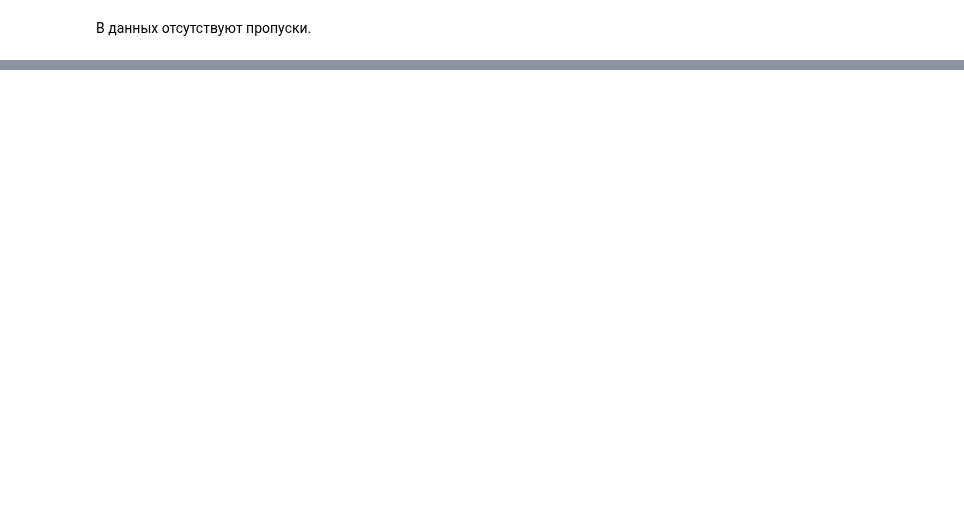
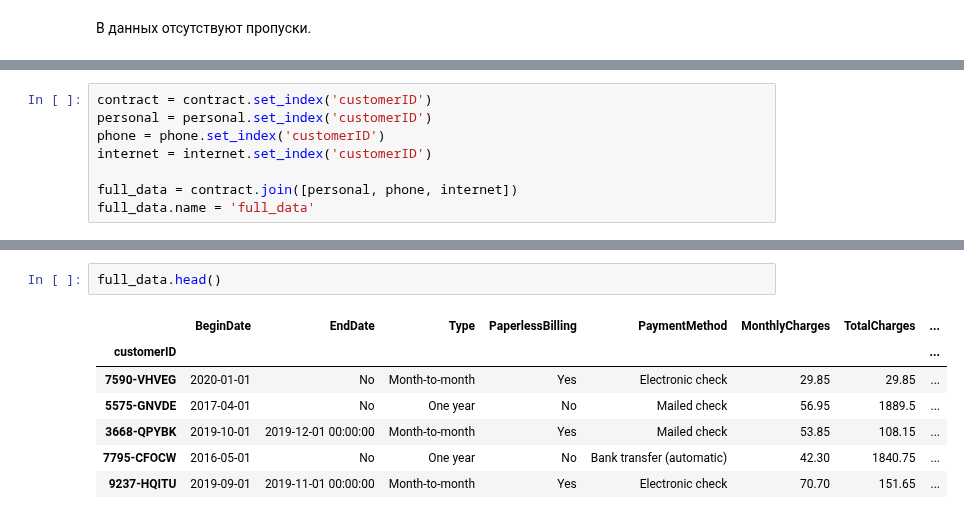
Before and after one commit to versus666jzx/practicum_ds, a Jupyter notebook: final_project/notebook/telecom_research.ipynb, the cells around one changed output, grey strips where cells are left out. Saved outputs shown, nothing was run; the diff lists cells and outputs as text; blank space fills up the shorter version.

```diff
--- a/final_project/notebook/telecom_research.ipynb
+++ b/final_project/notebook/telecom_research.ipynb
@@ -100,0 +132,8 @@ for data in data_list:
+# %%
+contract = contract.set_index('customerID')
+personal = personal.set_index('customerID')
+phone = phone.set_index('customerID')
+internet = internet.set_index('customerID')
+
+full_data = contract.join([personal, phone, internet])
+full_data.name = 'full_data'
@@ -100,0 +181,10 @@ for data in data_list:
+# %%
+full_data.head()
+# %% [output]
+|  | BeginDate | EndDate | Type | PaperlessBilling | PaymentMethod | MonthlyCharges | TotalCharges | ... |
+| customerID |  |  |  |  |  |  |  | ... |
+| 7590-VHVEG | 2020-01-01 | No | Month-to-month | Yes | Electronic check | 29.85 | 29.85 | ... |
+| 5575-GNVDE | 2017-04-01 | No | One year | No | Mailed check | 56.95 | 1889.5 | ... |
+| 3668-QPYBK | 2019-10-01 | 2019-12-01 00:00:00 | Month-to-month | Yes | Mailed check | 53.85 | 108.15 | ... |
+| 7795-CFOCW | 2016-05-01 | No | One year | No | Bank transfer (automatic) | 42.30 | 1840.75 | ... |
+| 9237-HQITU | 2019-09-01 | 2019-11-01 00:00:00 | Month-to-month | Yes | Electronic check | 70.70 | 151.65 | ... |
```
Also changed, not shown: parts of 16 cells of this notebook, 3 other files.
